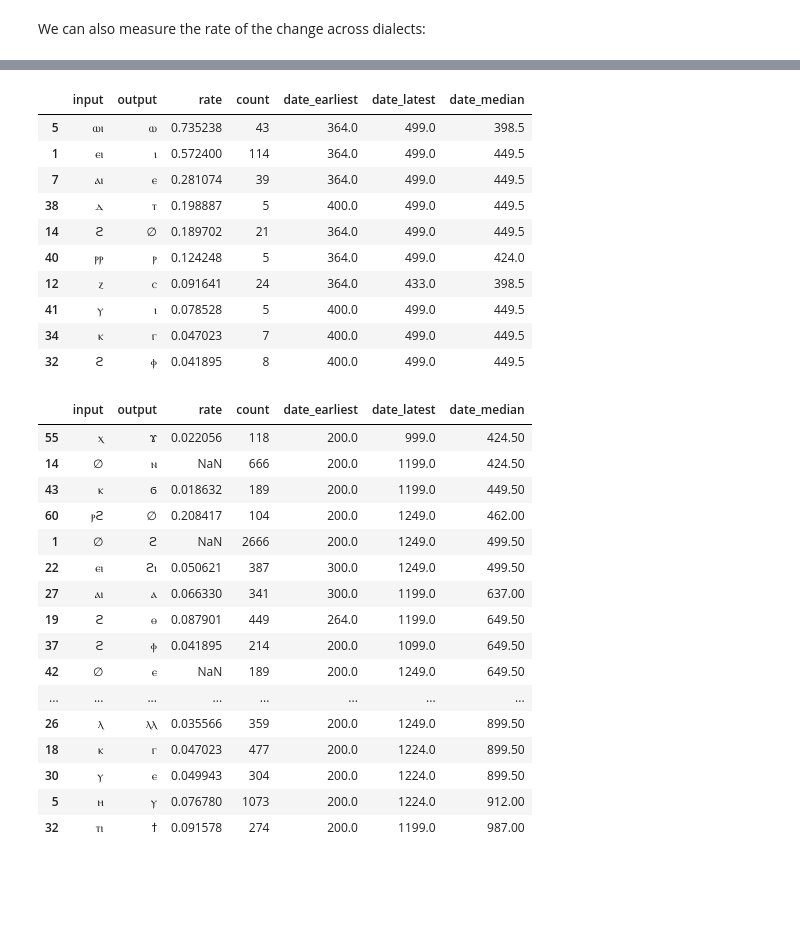
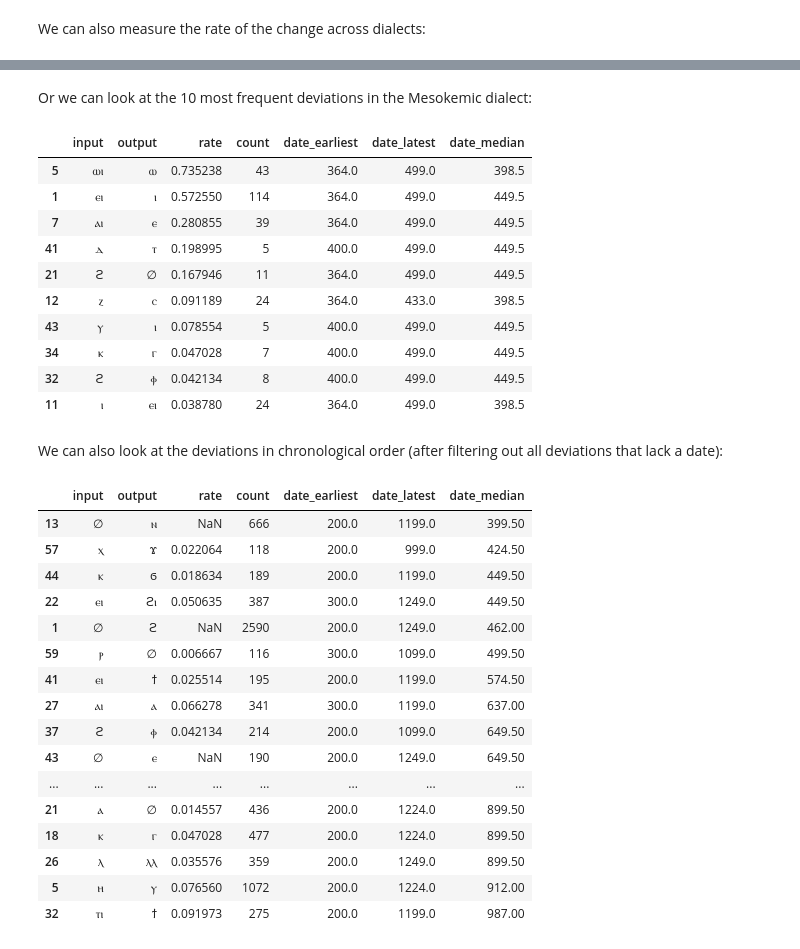
Before and after one commit to kmein/greek-coptic, a Jupyter notebook: greek-coptic.ipynb, the cells around one changed output, grey strips where cells are left out. Cells and saved outputs as stored; diff of their text form; code cells hidden in the pictures; blank space fills up the shorter version.

```diff
--- a/greek-coptic.ipynb
+++ b/greek-coptic.ipynb
@@ -600,7 +607,7 @@ df_diff = df_simple.apply(
     axis=1
 ).explode().dropna()
 df_diff = pd.DataFrame(df_diff.tolist(), index=df_diff.index)
-df_diff = pd.merge(df_simple[["greek_lemma", "orthography", "dialect", "date_approximate", "earliest", "latest"]], df_diff, on="id")
+df_diff = df_diff.merge(df_simple[["greek_lemma", "orthography", "dialect", "date_approximate", "earliest", "latest"]], on="id")
 df_diff = df_diff[df_diff["greek_lemma"].str.len() > 0]
 # %% [markdown]
 A large part of the now detected spelling variation originates from morphological differences between the Greek dictionary form (1st person singular for verbs, nominative singular masculine for adjectives and nouns) and the form employed in coptic (a reduced form of the infinitive / the imperative, occasionally the nominative singular neuter, adverbial endings). As the morphological transformation of Greek words into Coptic is not our main focus, we can safely remove those entries:
@@ -646,7 +651,7 @@ df_diff = df_diff[~(
     )
 ) & ~(
     ((df_diff["input"] == "ⲩ") & (df_diff["output"] == "ⲓ") & (df_diff["context_left"] == "ⲉⲗⲁⲭ"))
-    & ((df_diff["input"] == "ⲟⲥ") & (df_diff["output"] == "ⲟⲥ") & (df_diff["context_left"] == "ⲓⲟⲩⲇⲁⲓ"))
+    & ((df_diff["input"] == "ⲟⲥ") & (df_diff["output"] == "∅") & (df_diff["context_left"] == "ⲓⲟⲩⲇⲁⲓ"))
 )]
 
 # remove adverbial endings
@@ -687,6 +709,8 @@ We define the *rate* of an orthographic change to be its absolute frequency divi
 # %%
 def rate(the_input, the_output, predicate=pd.Series([True] * len(df_diff), index=df_diff.index)
 ):
+    if the_input == "∅":
+        return np.nan
     subset = df_diff[(df_diff["input"] == the_input) & (df_diff["output"] == the_output) & predicate]
     total = np.sum(df_diff[predicate]["greek_lemma"].apply(protect_digraphs).str.count(protect_digraphs(the_input)))
     return len(subset) / total
@@ -742,16 +790,16 @@ df_diff[(df_diff["input"] == "ϩ") & (df_diff["output"] == "ϣ")]
 # %%
-def get_df_changes(df_diff, threshold=100):
+def get_df_deviations(df_diff, threshold=100):
     # find the most frequent changes
-    change_counts = df_diff[["input", "output"]].value_counts()
-    changes = []
+    deviation_counts = df_diff[["input", "output"]].value_counts()
+    deviations = []
 
     # calculate their rates
-    for k, count in dict(change_counts[change_counts >= threshold]).items():
+    for k, count in dict(deviation_counts[deviation_counts >= threshold]).items():
         the_input, the_output = k
-        changes.append({
+        deviations.append({
             "input": the_input,
             "output": the_output,
-            "rate": rate(the_input, the_output) if the_input != "∅" else np.nan,
+            "rate": rate(the_input, the_output),
             "count": count
         })
 
@@ -771,6 +819,6 @@ def get_df_changes(df_diff, threshold=100):
         how="outer"
     )
 
-    return pd.merge(pd.DataFrame(changes), df_date, on=["input", "output"], how="left")
+    return pd.merge(pd.DataFrame(deviations), df_date, on=["input", "output"], how="left")
 
-all_changes = get_df_changes(df_diff)
+all_deviations = get_df_deviations(df_diff)
@@ -791,35 +841,39 @@ all_changes.sort_values(by="rate", ascending=False).head(10)
+# %% [markdown]
+Or we can look at the 10 most frequent deviations in the Mesokemic dialect:
 # %%
-get_df_changes(df_diff[df_diff["dialect"] == "M"], threshold = 5).sort_values(by="rate", ascending=False).head(10)
+get_df_deviations(df_diff[df_diff["dialect"] == "M"], threshold = 5).sort_values(by="rate", ascending=False).head(10)
 # %% [output]
 |  | input | output | rate | count | date_earliest | date_latest | date_median |
 | 5 | ⲱⲓ | ⲱ | 0.735238 | 43 | 364.0 | 499.0 | 398.5 |
-| 1 | ⲉⲓ | ⲓ | 0.572400 | 114 | 364.0 | 499.0 | 449.5 |
-| 7 | ⲁⲓ | ⲉ | 0.281074 | 39 | 364.0 | 499.0 | 449.5 |
-| 38 | ⲇ | ⲧ | 0.198887 | 5 | 400.0 | 499.0 | 449.5 |
-| 14 | ϩ | ∅ | 0.189702 | 21 | 364.0 | 499.0 | 449.5 |
-| 40 | ⲣⲣ | ⲣ | 0.124248 | 5 | 364.0 | 499.0 | 424.0 |
-| 12 | ⲍ | ⲥ | 0.091641 | 24 | 364.0 | 433.0 | 398.5 |
-| 41 | ⲩ | ⲓ | 0.078528 | 5 | 400.0 | 499.0 | 449.5 |
-| 34 | ⲕ | ⲅ | 0.047023 | 7 | 400.0 | 499.0 | 449.5 |
-| 32 | ϩ | ⲫ | 0.041895 | 8 | 400.0 | 499.0 | 449.5 |
+| 1 | ⲉⲓ | ⲓ | 0.572550 | 114 | 364.0 | 499.0 | 449.5 |
+| 7 | ⲁⲓ | ⲉ | 0.280855 | 39 | 364.0 | 499.0 | 449.5 |
+| 41 | ⲇ | ⲧ | 0.198995 | 5 | 400.0 | 499.0 | 449.5 |
+| 21 | ϩ | ∅ | 0.167946 | 11 | 364.0 | 499.0 | 449.5 |
+| 12 | ⲍ | ⲥ | 0.091189 | 24 | 364.0 | 433.0 | 398.5 |
+| 43 | ⲩ | ⲓ | 0.078554 | 5 | 400.0 | 499.0 | 449.5 |
+| 34 | ⲕ | ⲅ | 0.047028 | 7 | 400.0 | 499.0 | 449.5 |
+| 32 | ϩ | ⲫ | 0.042134 | 8 | 400.0 | 499.0 | 449.5 |
+| 11 | ⲓ | ⲉⲓ | 0.038780 | 24 | 364.0 | 499.0 | 398.5 |
+# %% [markdown]
+We can also look at the deviations in chronological order (after filtering out all deviations that lack a date):
 # %%
 pd.set_option('display.max_rows', 100)
-all_changes.sort_values(by="date_median").dropna(subset={"date_median"})
+all_deviations.sort_values(by="date_median").dropna(subset={"date_median"})
 # %% [output]
 |  | input | output | rate | count | date_earliest | date_latest | date_median |
-| 55 | ⲭ | ϫ | 0.022056 | 118 | 200.0 | 999.0 | 424.50 |
-| 14 | ∅ | ⲛ | NaN | 666 | 200.0 | 1199.0 | 424.50 |
-| 43 | ⲕ | ϭ | 0.018632 | 189 | 200.0 | 1199.0 | 449.50 |
-| 60 | ⲣϩ | ∅ | 0.208417 | 104 | 200.0 | 1249.0 | 462.00 |
-| 1 | ∅ | ϩ | NaN | 2666 | 200.0 | 1249.0 | 499.50 |
-| 22 | ⲉⲓ | ϩⲓ | 0.050621 | 387 | 300.0 | 1249.0 | 499.50 |
-| 27 | ⲁⲓ | ⲁ | 0.066330 | 341 | 300.0 | 1199.0 | 637.00 |
-| 19 | ϩ | ⲑ | 0.087901 | 449 | 264.0 | 1199.0 | 649.50 |
-| 37 | ϩ | ⲫ | 0.041895 | 214 | 200.0 | 1099.0 | 649.50 |
-| 42 | ∅ | ⲉ | NaN | 189 | 200.0 | 1249.0 | 649.50 |
+| 13 | ∅ | ⲛ | NaN | 666 | 200.0 | 1199.0 | 399.50 |
+| 57 | ⲭ | ϫ | 0.022064 | 118 | 200.0 | 999.0 | 424.50 |
+| 44 | ⲕ | ϭ | 0.018634 | 189 | 200.0 | 1199.0 | 449.50 |
+| 22 | ⲉⲓ | ϩⲓ | 0.050635 | 387 | 300.0 | 1249.0 | 449.50 |
+| 1 | ∅ | ϩ | NaN | 2590 | 200.0 | 1249.0 | 462.00 |
+| 59 | ⲣ | ∅ | 0.006667 | 116 | 300.0 | 1099.0 | 499.50 |
+| 41 | ⲉⲓ | ϯ | 0.025514 | 195 | 200.0 | 1199.0 | 574.50 |
+| 27 | ⲁⲓ | ⲁ | 0.066278 | 341 | 300.0 | 1199.0 | 637.00 |
+| 37 | ϩ | ⲫ | 0.042134 | 214 | 200.0 | 1099.0 | 649.50 |
+| 43 | ∅ | ⲉ | NaN | 190 | 200.0 | 1249.0 | 649.50 |
 | ... | ... | ... | ... | ... | ... | ... | ... |
-| 26 | ⲗ | ⲗⲗ | 0.035566 | 359 | 200.0 | 1249.0 | 899.50 |
-| 18 | ⲕ | ⲅ | 0.047023 | 477 | 200.0 | 1224.0 | 899.50 |
-| 30 | ⲩ | ⲉ | 0.049943 | 304 | 200.0 | 1224.0 | 899.50 |
-| 5 | ⲏ | ⲩ | 0.076780 | 1073 | 200.0 | 1224.0 | 912.00 |
-| 32 | ⲧⲓ | ϯ | 0.091578 | 274 | 200.0 | 1199.0 | 987.00 |
+| 21 | ⲁ | ∅ | 0.014557 | 436 | 200.0 | 1224.0 | 899.50 |
+| 18 | ⲕ | ⲅ | 0.047028 | 477 | 200.0 | 1224.0 | 899.50 |
+| 26 | ⲗ | ⲗⲗ | 0.035576 | 359 | 200.0 | 1249.0 | 899.50 |
+| 5 | ⲏ | ⲩ | 0.076560 | 1072 | 200.0 | 1224.0 | 912.00 |
+| 32 | ⲧⲓ | ϯ | 0.091973 | 275 | 200.0 | 1199.0 | 987.00 |
```
Also changed, not shown: parts of 55 cells of this notebook, 1 other file.
